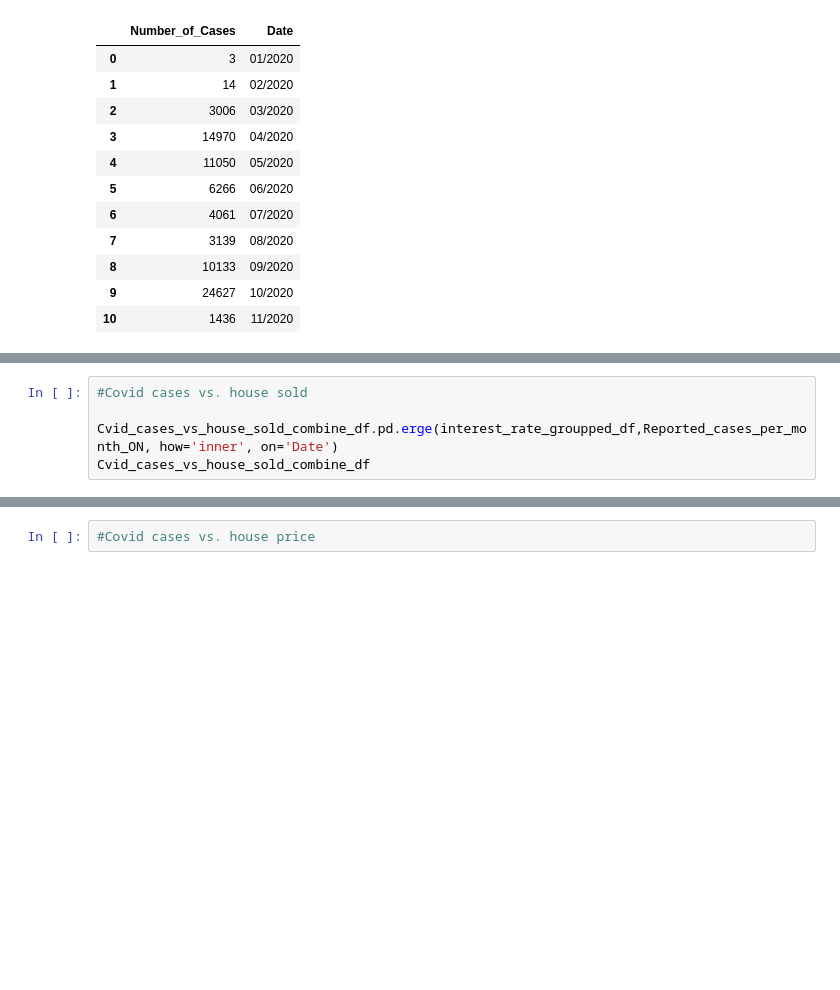
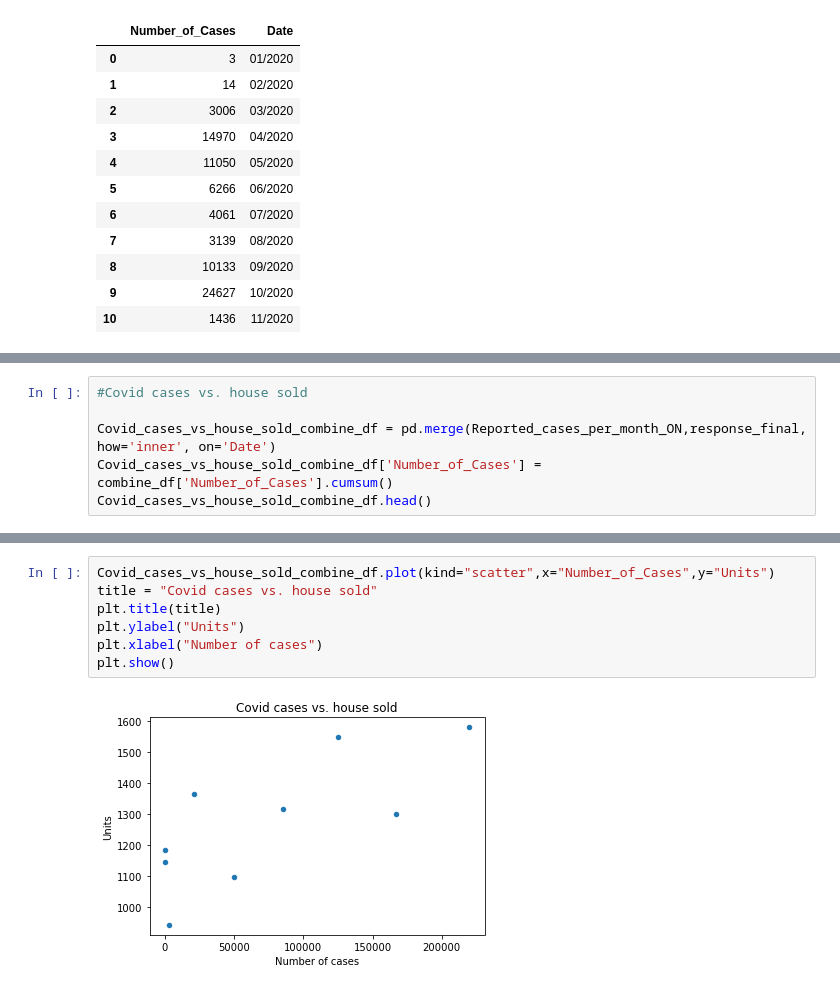
Before and after one commit to elubanska/GTA_real_estate_market, a Jupyter notebook: Scatter_plots.ipynb, the cells around one changed output, grey strips where cells are left out. Drawn from its saved outputs; the diff is of its cells as text; blank space fills up the shorter version.

```diff
--- a/Scatter_plots.ipynb
+++ b/Scatter_plots.ipynb
@@ -108,6 +115,7 @@ combine_df
 # %%
 #Covid cases vs. house sold
 
-Cvid_cases_vs_house_sold_combine_df.pd.erge(interest_rate_groupped_df,Reported_cases_per_month_ON, how='inner', on='Date')
-Cvid_cases_vs_house_sold_combine_df
+Covid_cases_vs_house_sold_combine_df = pd.merge(Reported_cases_per_month_ON,response_final, how='inner', on='Date')
+Covid_cases_vs_house_sold_combine_df['Number_of_Cases'] = combine_df['Number_of_Cases'].cumsum()
+Covid_cases_vs_house_sold_combine_df.head()
 # %% [output]
@@ -115,2 +128,9 @@ NameError: name 'Cvid_cases_vs_house_sold_combine_df' is not defined
-# %%
-#Covid cases vs. house price
+# %%
+Covid_cases_vs_house_sold_combine_df.plot(kind="scatter",x="Number_of_Cases",y="Units")
+title = "Covid cases vs. house sold"
+plt.title(title)
+plt.ylabel("Units")
+plt.xlabel("Number of cases")
+plt.show()
+# %% [output]
+[figure, added]
```
Also changed, not shown: parts of 7 cells of this notebook.
